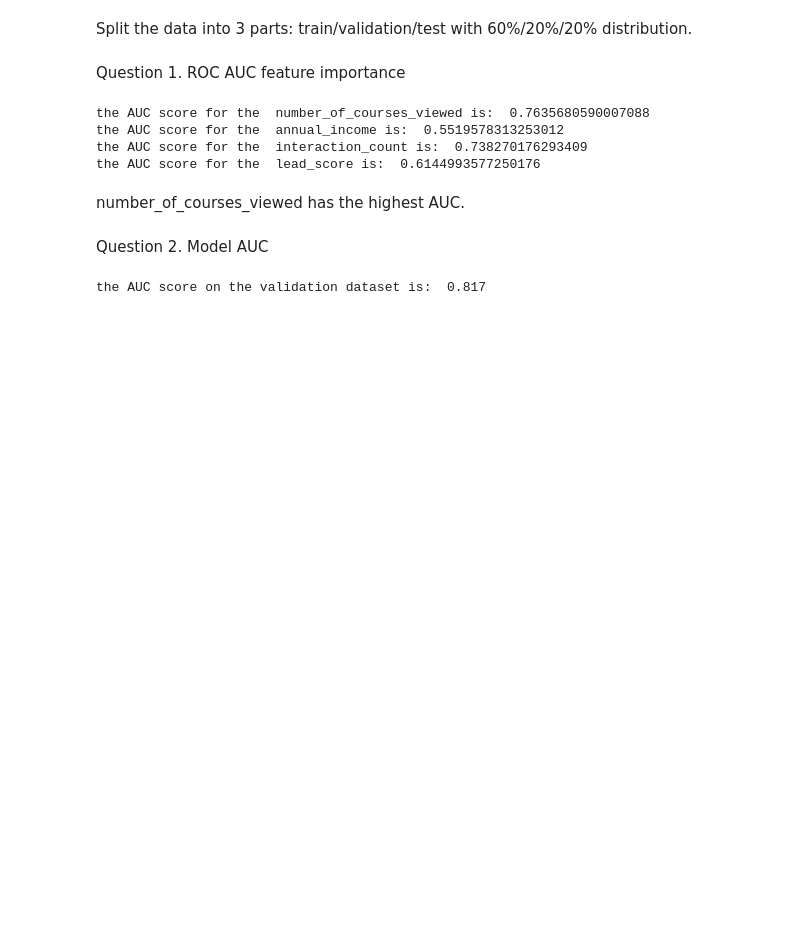
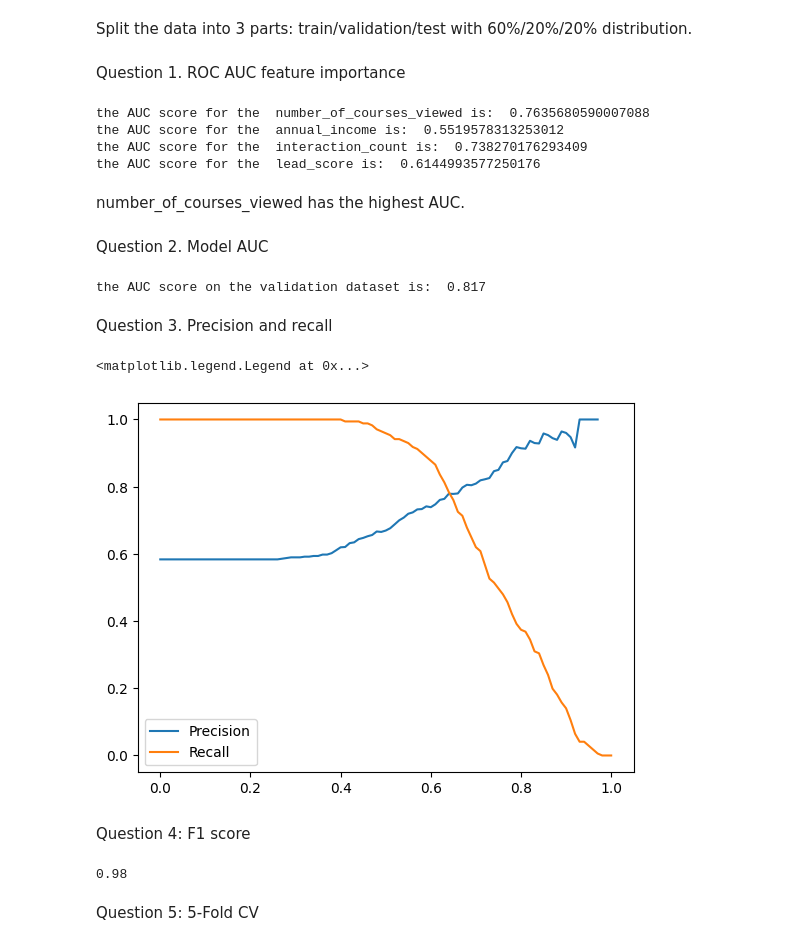
Before and after one commit to GonzalezMada/machine-learning-zoomcamp2025-homework, a Jupyter notebook: 04-Evaluation/homework4.ipynb, the cells around one changed output. Drawn from its saved outputs; the diff is of its cells as text; code cells hidden in the pictures; blank space fills up the shorter version.

```diff
--- a/04-Evaluation/homework4.ipynb
+++ b/04-Evaluation/homework4.ipynb
@@ -89,8 +78,8 @@ from sklearn.metrics import roc_auc_score
 for numerical in numerical_features:
     score = roc_auc_score(y_train,df_train[numerical])
     if score<0.5:
-        df_train[numerical]=-df_train[numerical]
-        score = roc_auc_score(y_train,df_train[numerical])
+        #df_train[numerical]=-df_train[numerical]
+        score = roc_auc_score(y_train,(-df_train[numerical]))
     print("the AUC score for the ",numerical,"is: ",score)
 # %% [output]
 the AUC score for the  number_of_courses_viewed is:  0.7635680590007088
@@ -129,3 +118,35 @@ roc_auc = roc_auc_score(y_val, y_pred)
 print("the AUC score on the validation dataset is: ", round(roc_auc,3))
 # %% [output]
 the AUC score on the validation dataset is:  0.817
+# %% [markdown]
+Question 3. Precision and recall
+# %%
+actual_positive = (y_val == 1)
+actual_negative = (y_val == 0)
+
+thresholds  = np.linspace(0, 1, 101) #thresholds from 0 to 1 with step 0.01
+prediction = []
+recall = []
+for t in thresholds:
+    predict_positive = (y_pred >= t)
+    predict_negative = (y_pred < t)
+
+    tp = (predict_positive & actual_positive).sum()
+    tn = (predict_negative & actual_negative).sum()
+
+    fp = (predict_positive & actual_negative).sum()
+    fn = (predict_negative & actual_positive).sum()
+
+    p = tp / (tp + fp)
+    r = tp / (tp + fn)
+    prediction.append(p)
+    recall.append(r)
+
+plt.plot(thresholds, prediction, label='Precision')
+plt.plot(thresholds, recall, label='Recall')
+plt.legend()
+# %% [output]
+<matplotlib.legend.Legend at 0x...>
+[figure, added]
+# %% [markdown]
+Question 4: F1 score
@@ -131,0 +155,8 @@ the AUC score on the validation dataset is:  0.817
+# %%
+F1_threshold = thresholds[F1.argmax()]
+
+print(F1_threshold)
+# %% [output]
+0.98
+# %% [markdown]
+Question 5: 5-Fold CV
```
Also changed, not shown: parts of 10 cells of this notebook.
